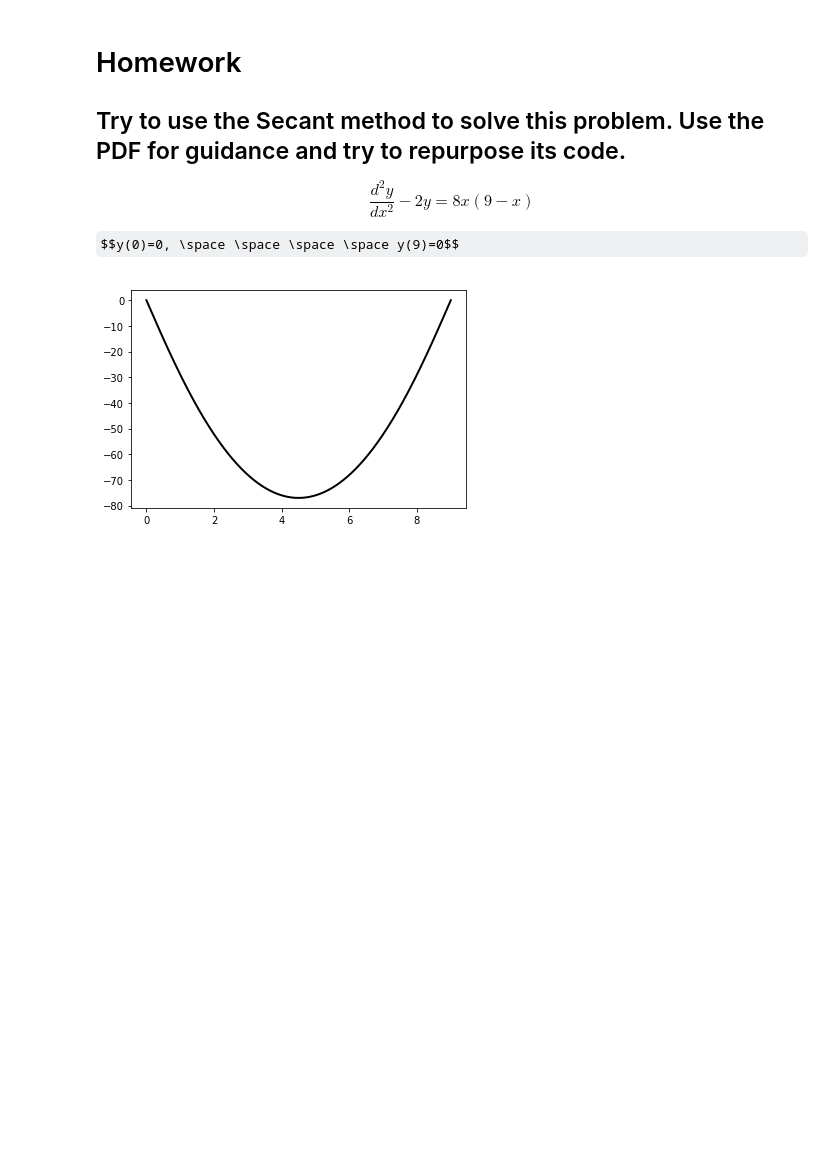
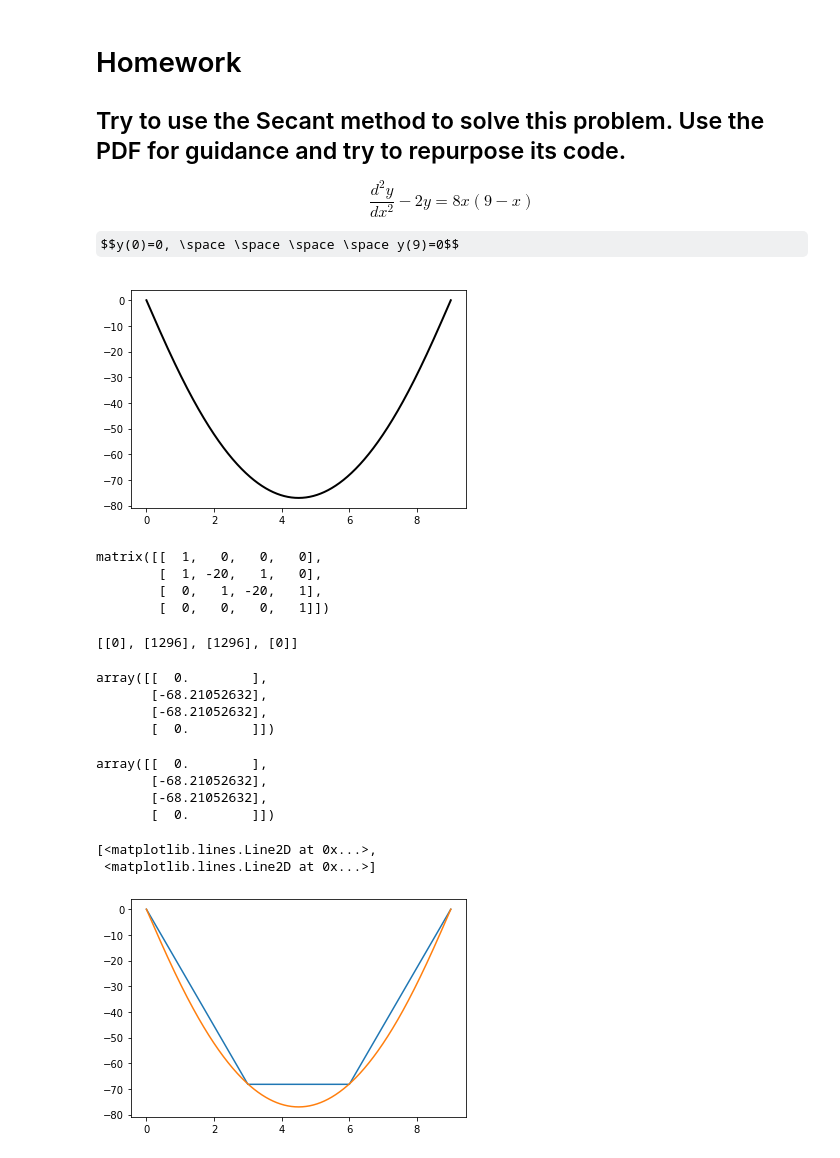
Before and after one commit to malaksiha/pete2061, a Jupyter notebook: PETE3061_Lab#6.ipynb, the cells around one changed output. Saved outputs shown, nothing was run; the diff lists cells and outputs as text; code cells hidden in the pictures; some formulas as TeX source; blank space fills up the shorter version.

```diff
--- a/PETE3061_Lab#6.ipynb
+++ b/PETE3061_Lab#6.ipynb
@@ -399,3 +399,38 @@ plt.plot(X,Y,'-k',linewidth=2)
 plt.show()
 # %% [output]
 [figure]
+# %%
+a = np.matrix([[1,0,0,0],[1,-20,1,0],[0,1,-20,1],[0,0,0,1]])
+a
+# %% [output]
+matrix([[  1,   0,   0,   0],
+        [  1, -20,   1,   0],
+        [  0,   1, -20,   1],
+        [  0,   0,   0,   1]])
+# %%
+b = ([[0],[1296],[1296],[0]])
+b
+# %% [output]
+[[0], [1296], [1296], [0]]
+# %%
+np.linalg.solve(a,b)
+# %% [output]
+array([[  0.        ],
+       [-68.21052632],
+       [-68.21052632],
+       [  0.        ]])
+# %%
+y = np.linalg.solve(a,b)
+y
+# %% [output]
+array([[  0.        ],
+       [-68.21052632],
+       [-68.21052632],
+       [  0.        ]])
+# %%
+x = np.linspace(0,9,4)
+plt.plot(x,y,X,Y)
+# %% [output]
+[<matplotlib.lines.Line2D at 0x...>,
+ <matplotlib.lines.Line2D at 0x...>]
+[figure, added]
```
